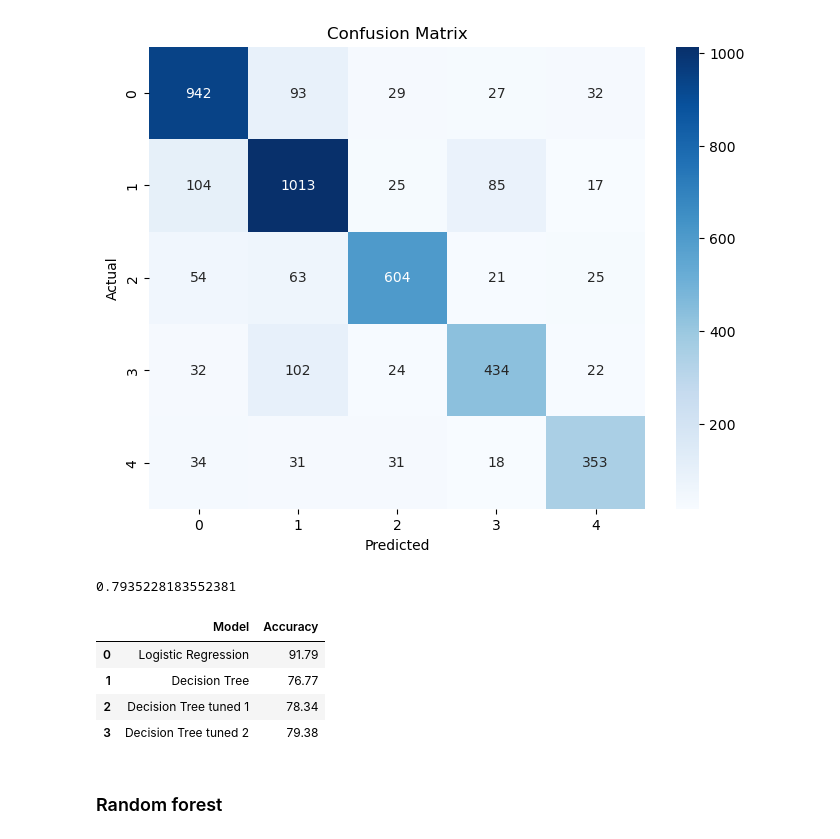
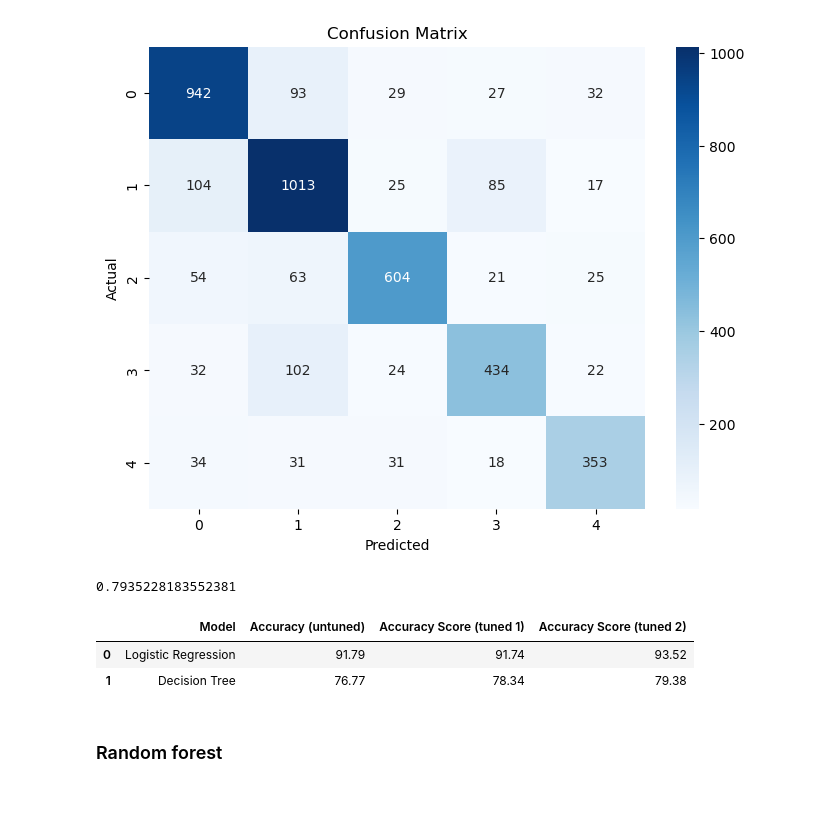
Before and after one commit to SIVASKANDAN-P/automatic_ticket_classification, a Jupyter notebook: Automatic_Ticket_Classification_Assignment.ipynb, the cells around one changed output. Cells and saved outputs as stored; diff of their text form; code cells hidden in the pictures; blank space fills up the shorter version.

```diff
--- a/Automatic_Ticket_Classification_Assignment.ipynb
+++ b/Automatic_Ticket_Classification_Assignment.ipynb
@@ -1165,0 +1201,13 @@ summary
+# %%
+# Initialize the Logistic Regression model
+lr_model =  LogisticRegression(C=1, penalty='l1',solver='saga')
+
+# Train the model on the training data
+lr_model.fit(X_train, y_train)
+
+# Predict the topics on the test data
+y_pred_lr_tuned2 = lr_model.predict(X_test)
+
+# Calculate accuracy
+accuracy_lr_tuned2 = accuracy_score(y_test, y_pred_lr_tuned2)
+print(f"Accuracy: {accuracy_lr_tuned2 * 100:.2f}%")
@@ -1165,0 +1241,4 @@ summary
+# %%
+# Update the summary table
+summary = pd.DataFrame([{'Model': 'Logistic Regression','Accuracy (untuned)': round(accuracy*100, 2), 'Accuracy Score (tuned 1)': round(accuracy_lr_tuned*100, 2),'Accuracy Score (tuned 2)': round(accuracy_lr_tuned2*100, 2)}])
+summary
@@ -1226,7 +1308,3 @@ f1_dt = f1_score(y_test, y_pred_dt, average="weighted")
 f1_dt
 # %% [output]
 0.7675385751841689
-# %%
-# Update the summary table
-summary.loc[len(summary.index)] = ['Decision Tree', round(accuracy_dt * 100, 2)]
-summary
@@ -1298,7 +1372,3 @@ f1_dt_tuned = f1_score(y_test, y_pred_dt_tuned, average="weighted")
 f1_dt_tuned
 # %% [output]
 0.782467829943892
-# %%
-# Update the summary table
-summary.loc[len(summary.index)] = ['Decision Tree tuned 1', round(accuracy_dt_tuned * 100, 2)]
-summary
@@ -1347,15 +1412,13 @@ f1_dt_tuned2
 # %% [output]
 0.7935228183552381
 # %%
-# Update the summary table
-summary.loc[len(summary.index)] = ['Decision Tree tuned 2', round(accuracy_dt_tuned1 * 100, 2)]
+# Update summary table
+summary.loc[len(summary.index)] = ['Decision Tree', round(accuracy_dt*100, 2), round(accuracy_dt_tuned*100, 2), round(accuracy_dt_tuned1*100, 2)]
 summary
 # %% [output]
-|  | Model | Accuracy |
-| 0 | Logistic Regression | 91.79 |
-| 1 | Decision Tree | 76.77 |
-| 2 | Decision Tree tuned 1 | 78.34 |
-| 3 | Decision Tree tuned 2 | 79.38 |
+|  | Model | Accuracy (untuned) | Accuracy Score (tuned 1) | Accuracy Score (tuned 2) |
+| 0 | Logistic Regression | 91.79 | 91.74 | 93.52 |
+| 1 | Decision Tree | 76.77 | 78.34 | 79.38 |
 # %% [markdown]
 ### Random forest
 # %%
```
Also changed, not shown: parts of 25 cells of this notebook.
